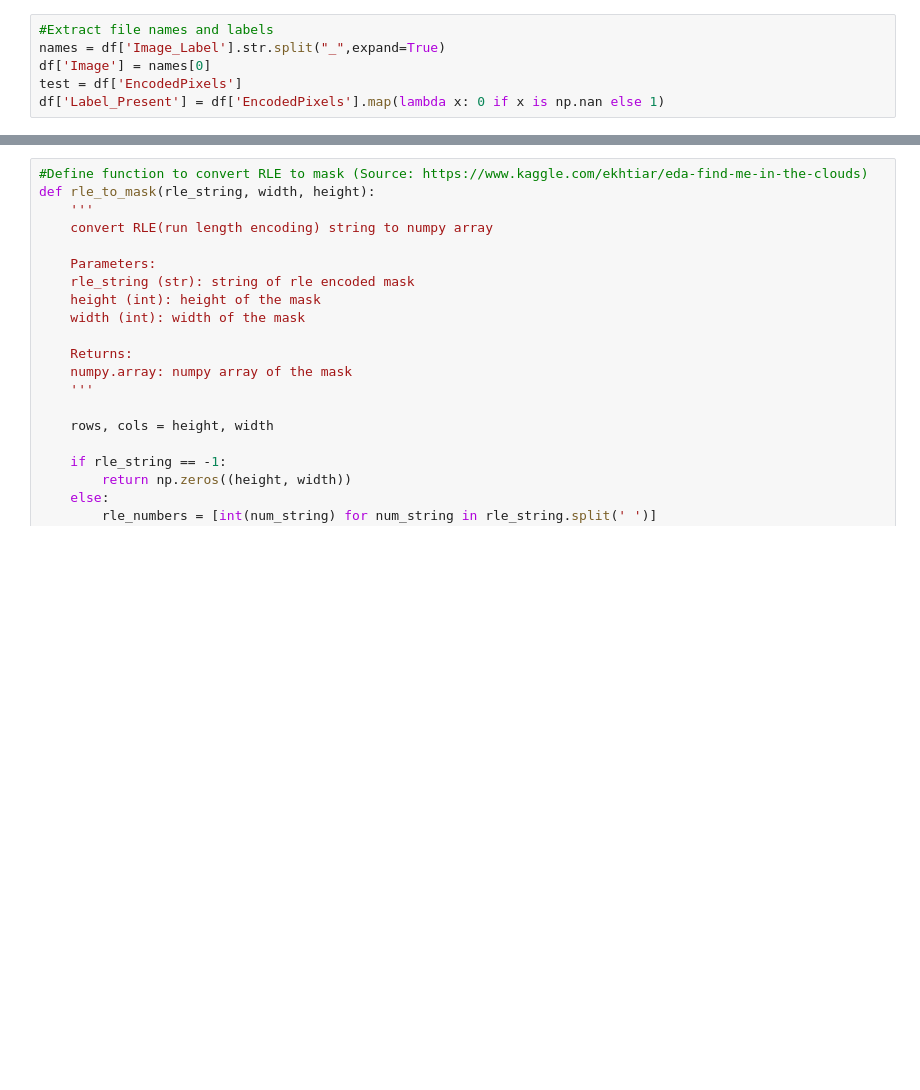
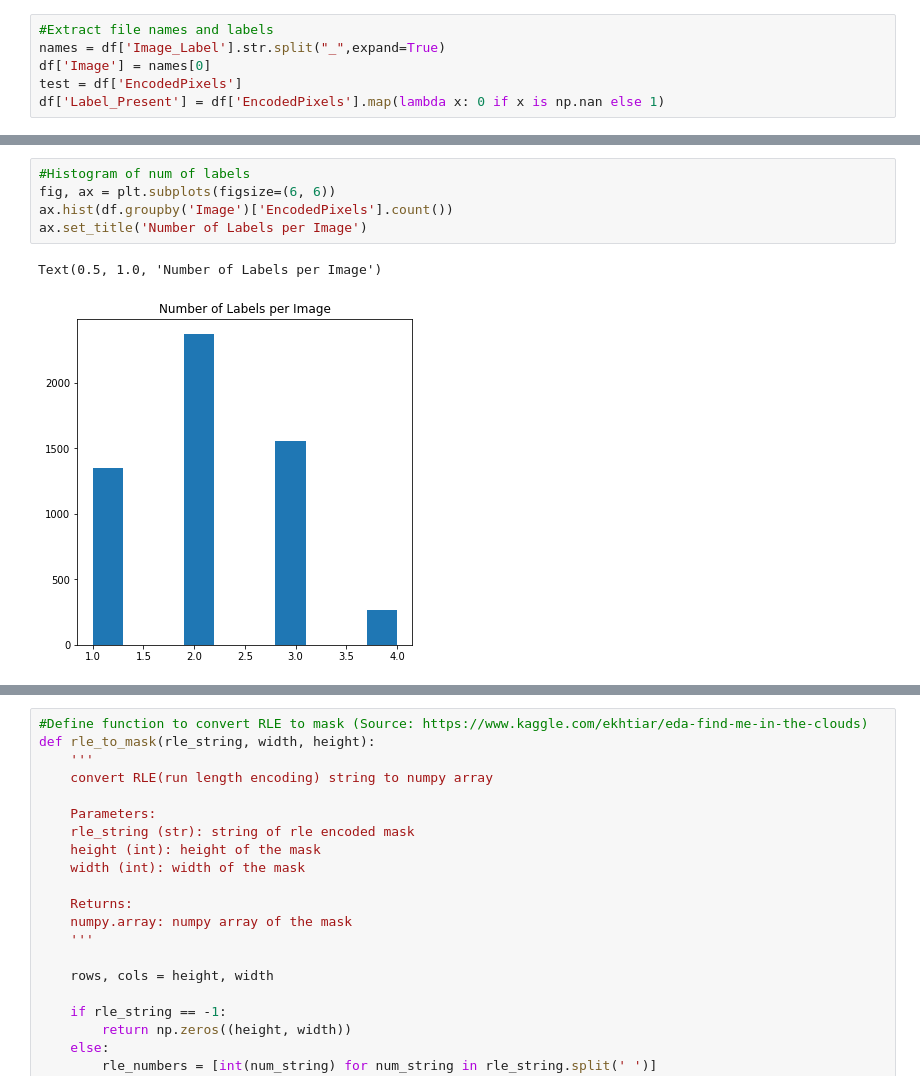
Before and after one commit to pjain310/DDL_Project, a Jupyter notebook: Preliminary Code.ipynb, the cells around one changed output, grey strips where cells are left out. Cells and saved outputs as stored; diff of their text form; blank space fills up the shorter version.

```diff
--- a/Preliminary Code.ipynb
+++ b/Preliminary Code.ipynb
@@ -19,3 +77,11 @@ df['Label_Present'] = df['EncodedPixels'].map(lambda x: 0 if x is np.nan else 1)
+# %%
+#Histogram of num of labels
+fig, ax = plt.subplots(figsize=(6, 6))
+ax.hist(df.groupby('Image')['EncodedPixels'].count())
+ax.set_title('Number of Labels per Image')
+# %% [output]
+Text(0.5, 1.0, 'Number of Labels per Image')
+[figure, added]
 # %%
 #Split into train and test/val
 
```
Also changed, not shown: parts of 6 cells of this notebook.
